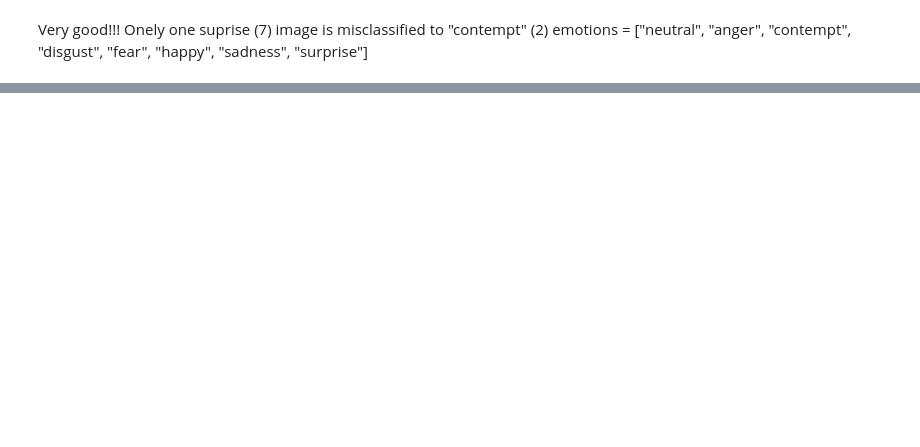
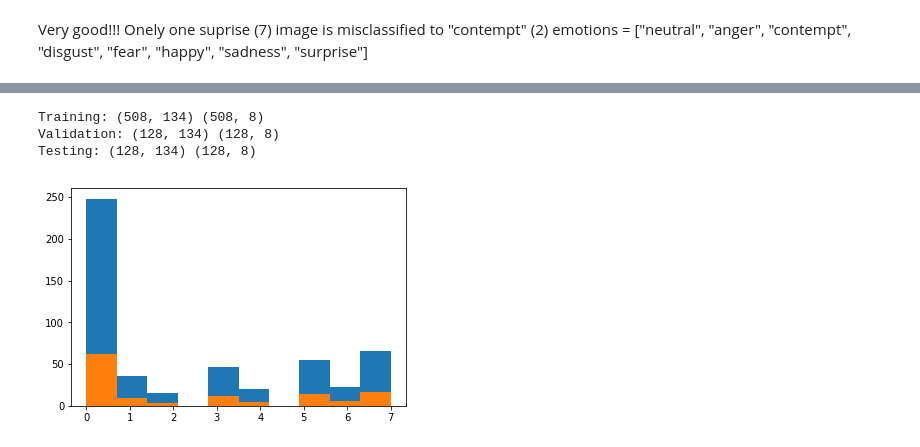
Before and after one commit to ys7yoo/PiFace, a Jupyter notebook: classifyEmotion.ipynb, the cells around one changed output, grey strips where cells are left out. Drawn from its saved outputs; the diff is of its cells as text; code cells hidden in the pictures; blank space fills up the shorter version.

```diff
--- a/classifyEmotion.ipynb
+++ b/classifyEmotion.ipynb
@@ -54,0 +55,9 @@ accuracy_score(y, predicted)
+# %%
+## convert true emotion ID to one-hot encoded ID (emotionHotID)
+import numpy as np
+num_labels = 8
+def oneHot(emotionID):
+    emotionHotID = (np.arange(num_labels) == emotionID[:,None]).astype(np.float32)
+    return emotionHotID
+emotionHotID = oneHot(features['emotionID'].as_matrix())
+print(emotionHotID)
@@ -54,0 +72,5 @@ accuracy_score(y, predicted)
+# %%
+input_size = len(X[0])
+print(input_size)
+X = X.astype(np.float32)
+print(X)
@@ -54,0 +86,35 @@ accuracy_score(y, predicted)
+# %%
+## divide train and test sets using the stratified shuffle split
+# https://github.com/ageron/handson-ml/blob/master/02_end_to_end_machine_learning_project.ipynb
+
+from sklearn.model_selection import StratifiedShuffleSplit
+
+split = StratifiedShuffleSplit(n_splits=1, test_size=0.2, random_state=42)
+for train_index, test_index in split.split(X, y):
+    train_dataset = X[train_index,:]
+    train_labels = emotionHotID[train_index,:] #y[train_index]
+    valid_dataset = X[test_index,:]
+    valid_labels = emotionHotID[test_index,:] #y[test_index]
+
+    test_dataset = X[test_index,:]
+    test_labels = emotionHotID[test_index,:]  #y[test_index]
+
+#print(train_index)
+#print(test_index)
+#print(train_labels)
+#print(valid_labels)
+
+import matplotlib.pyplot as plt
+%matplotlib inline
+plt.hist(y[train_index])
+plt.hist(y[test_index])
+## it's indeed stratified
+
+print('Training:', train_dataset.shape, train_labels.shape)
+print('Validation:', valid_dataset.shape, valid_labels.shape)
+print('Testing:', test_dataset.shape, test_labels.shape)
+# %% [output]
+Training: (508, 134) (508, 8)
+Validation: (128, 134) (128, 8)
+Testing: (128, 134) (128, 8)
+[figure, added]
```
Also changed, not shown: parts of 9 cells of this notebook.
